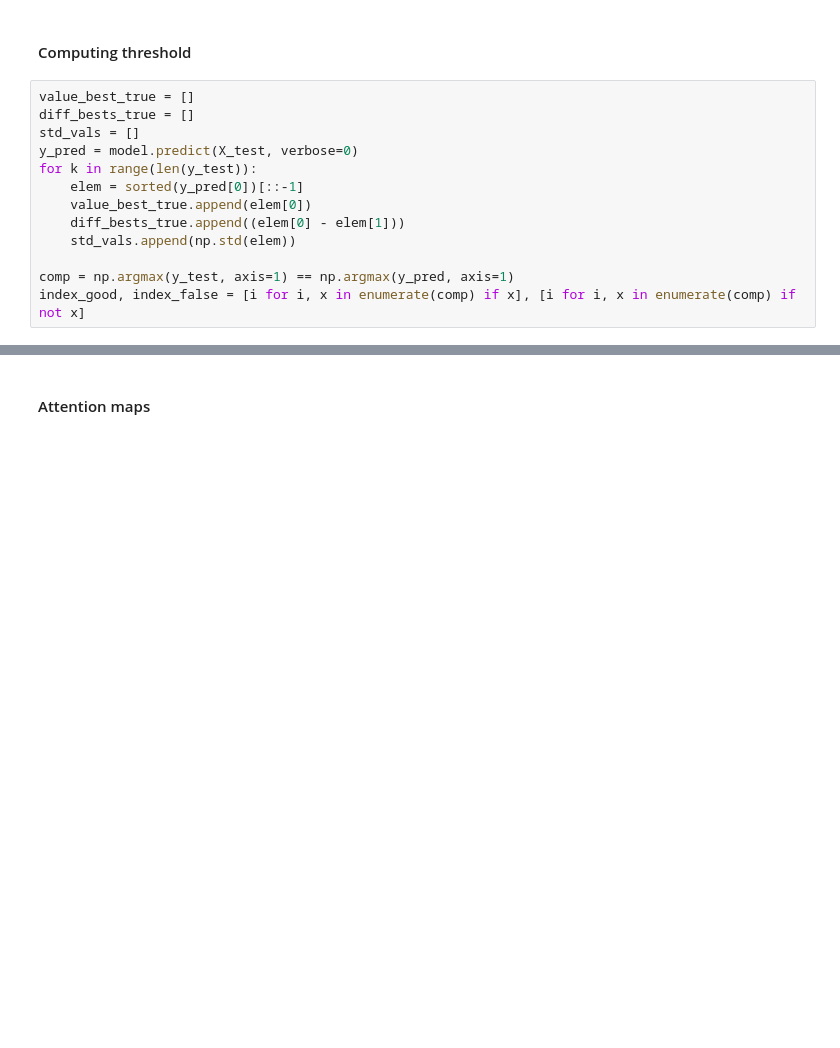
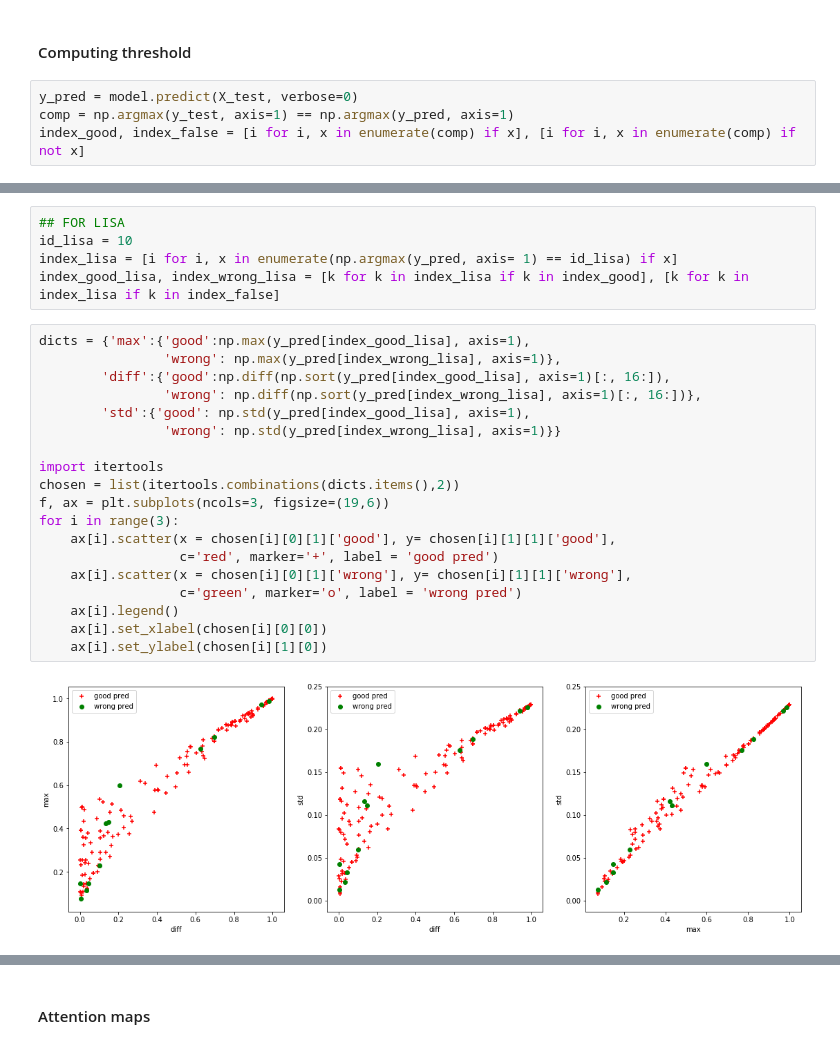
Before and after one commit to alexattia/SimpsonRecognition, a Jupyter notebook: Data Processing and Learning.ipynb, the cells around one changed output, grey strips where cells are left out. Drawn from its saved outputs; the diff is of its cells as text; blank space fills up the shorter version.

```diff
--- a/Data Processing and Learning.ipynb
+++ b/Data Processing and Learning.ipynb
@@ -274,16 +264,7 @@ for i in range(12):
 # %% [markdown]
 #### Computing threshold
 # %%
-value_best_true = []
-diff_bests_true = []
-std_vals = []
 y_pred = model.predict(X_test, verbose=0)
-for k in range(len(y_test)):
-    elem = sorted(y_pred[0])[::-1]
-    value_best_true.append(elem[0])
-    diff_bests_true.append((elem[0] - elem[1]))
-    std_vals.append(np.std(elem))
-
 comp = np.argmax(y_test, axis=1) == np.argmax(y_pred, axis=1)
 index_good, index_false = [i for i, x in enumerate(comp) if x], [i for i, x in enumerate(comp) if not x]
 # %%
@@ -314,0 +309,26 @@ np.mean(np.diff(np.sort(y_pred[index_false], axis=1)[:, 12:])), np.mean(np.diff(
+# %%
+## FOR LISA
+id_lisa = 10
+index_lisa = [i for i, x in enumerate(np.argmax(y_pred, axis= 1) == id_lisa) if x]
+index_good_lisa, index_wrong_lisa = [k for k in index_lisa if k in index_good], [k for k in index_lisa if k in index_false]
+# %%
+dicts = {'max':{'good':np.max(y_pred[index_good_lisa], axis=1),
+                'wrong': np.max(y_pred[index_wrong_lisa], axis=1)},
+        'diff':{'good':np.diff(np.sort(y_pred[index_good_lisa], axis=1)[:, 16:]),
+                'wrong': np.diff(np.sort(y_pred[index_wrong_lisa], axis=1)[:, 16:])},
+        'std':{'good': np.std(y_pred[index_good_lisa], axis=1),
+                'wrong': np.std(y_pred[index_wrong_lisa], axis=1)}}
+
+import itertools
+chosen = list(itertools.combinations(dicts.items(),2))
+f, ax = plt.subplots(ncols=3, figsize=(19,6))
+for i in range(3):
+    ax[i].scatter(x = chosen[i][0][1]['good'], y= chosen[i][1][1]['good'],
+                  c='red', marker='+', label = 'good pred')
+    ax[i].scatter(x = chosen[i][0][1]['wrong'], y= chosen[i][1][1]['wrong'],
+                  c='green', marker='o', label = 'wrong pred')
+    ax[i].legend()
+    ax[i].set_xlabel(chosen[i][0][0])
+    ax[i].set_ylabel(chosen[i][1][0])
+# %% [output]
+[figure, added]
```
Also changed, not shown: parts of 20 cells of this notebook, 2 other files.
